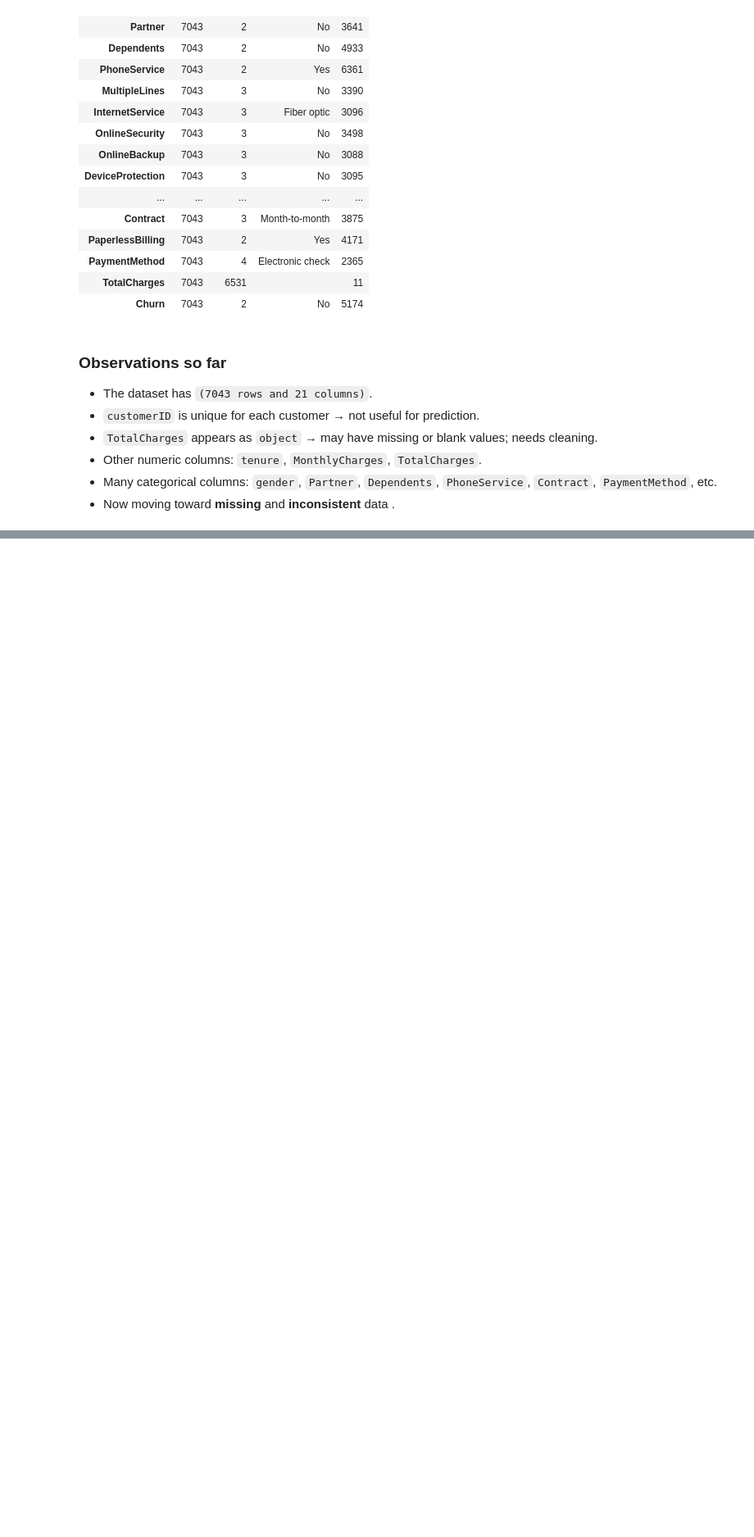
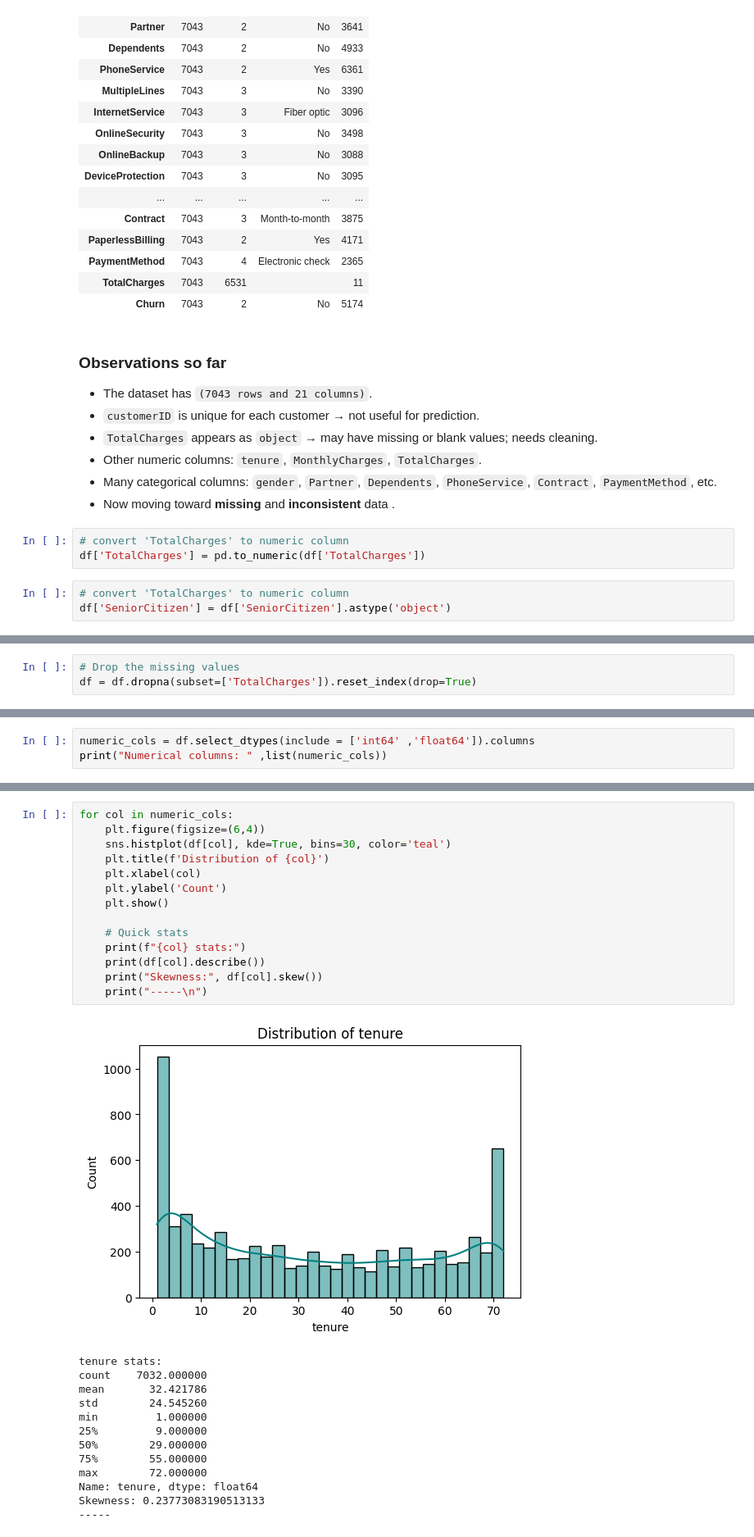
Before and after one commit to Aman-sys-ui/EDA, a Jupyter notebook: Customer_Churn/Telco_Customer_Churn.ipynb, the cells around one changed output, grey strips where cells are left out. Shown: that part at 82% size. Drawn from its saved outputs; the diff is of its cells as text; blank space fills up the shorter version.

```diff
--- a/Customer_Churn/Telco_Customer_Churn.ipynb
+++ b/Customer_Churn/Telco_Customer_Churn.ipynb
@@ -168,3 +168,9 @@ df.describe(include = 'object').T
 - Other numeric columns: `tenure`, `MonthlyCharges`, `TotalCharges`.
 - Many categorical columns: `gender`, `Partner`, `Dependents`, `PhoneService`, `Contract`, `PaymentMethod`, etc.
 - Now moving toward **missing** and **inconsistent** data .
+# %%
+# convert 'TotalCharges' to numeric column
+df['TotalCharges'] = pd.to_numeric(df['TotalCharges'])
+# %%
+# convert 'TotalCharges' to numeric column
+df['SeniorCitizen'] = df['SeniorCitizen'].astype('object')
@@ -170,0 +204,3 @@ df.describe(include = 'object').T
+# %%
+# Drop the missing values
+df = df.dropna(subset=['TotalCharges']).reset_index(drop=True)
@@ -170,0 +213,3 @@ df.describe(include = 'object').T
+# %%
+numeric_cols = df.select_dtypes(include = ['int64' ,'float64']).columns
+print("Numerical columns: " ,list(numeric_cols))
@@ -170,0 +218,28 @@ df.describe(include = 'object').T
+# %%
+for col in numeric_cols:
+    plt.figure(figsize=(6,4))
+    sns.histplot(df[col], kde=True, bins=30, color='teal')
+    plt.title(f'Distribution of {col}')
+    plt.xlabel(col)
+    plt.ylabel('Count')
+    plt.show()
+
+    # Quick stats
+    print(f"{col} stats:")
+    print(df[col].describe())
+    print("Skewness:", df[col].skew())
+    print("-----\n")
+# %% [output]
+[figure, added]
+tenure stats:
+count    7032.000000
+mean       32.421786
+std        24.545260
+min         1.000000
+25%         9.000000
+50%        29.000000
+75%        55.000000
+max        72.000000
+Name: tenure, dtype: float64
+Skewness: 0.23773083190513133
+-----
```
Also changed, not shown: parts of 11 cells of this notebook.
